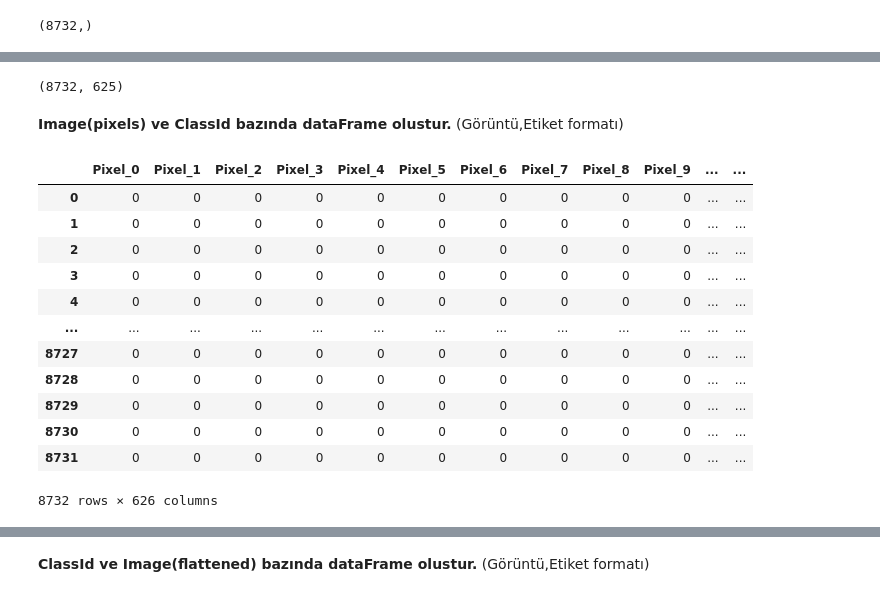
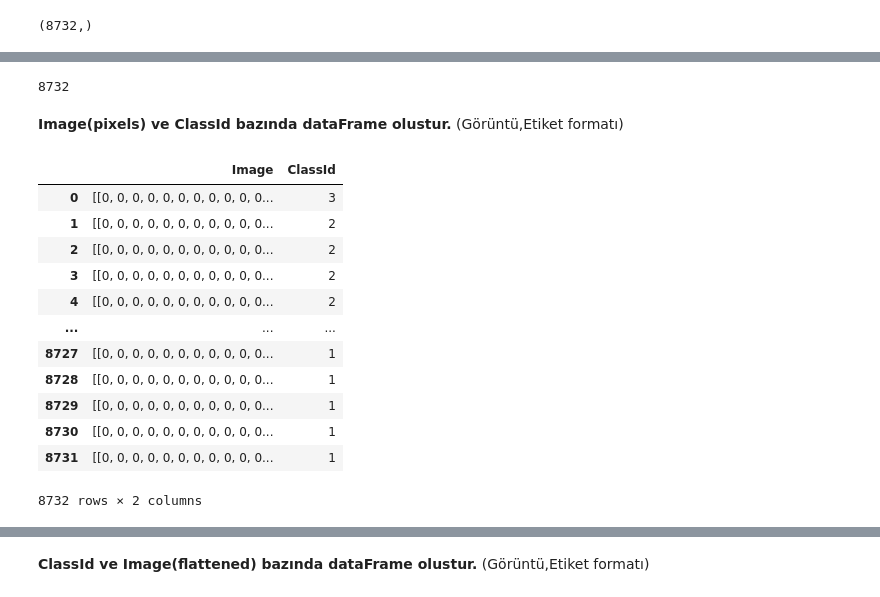
Before and after one commit to gr-uzun/urban-sounds, a Jupyter notebook: Urban_Sounds_On_Isleme.ipynb, the cells around one changed output, grey strips where cells are left out. Saved outputs shown, nothing was run; the diff lists cells and outputs as text; code cells hidden in the pictures.

```diff
--- a/Urban_Sounds_On_Isleme.ipynb
+++ b/Urban_Sounds_On_Isleme.ipynb
@@ -167,6 +167,11 @@ print(png_file_name)
 # %%
 #Create an empty array for ClassId with the data type integer
 arrClassId = np.array([],dtype=int)
+
+#Create an empty array for Image with the data type integer
+#arrImage = np.array([],dtype=np.ndarray)
+
+images = []
 
 for index, row in data_frame.iterrows():
 
@@ -191,12 +196,16 @@ for index, row in data_frame.iterrows():
 
   arrClassId= np.append(arrClassId , classID)
 
-  if(index == 0) :
+  images.append(normalized_image)
+
+  #arrImage= np.append(arrImage , normalized_image)
+
+  #if(index == 0) :
 
    # Create an empty array for Image with the data type integer
-    arrImage = normalized_image;
-  else :
-    arrImage = np.concatenate((arrImage, normalized_image), axis=0, out=None)
+    #arrImage = normalized_image;
+  #else :
+    #arrImage = np.concatenate((arrImage, normalized_image), axis=0, out=None)
 # %% [output]
 index : 500
 index : 1000
@@ -256,35 +231,28 @@ array([[ 0,  0,  0, ...,  0,  0,  0],
-# %%
-arrImage2.shape
-# %% [output]
-(8732, 625)
+# %%
+len(images)
+# %% [output]
+8732
 # %% [markdown]
 **Image(pixels) ve ClassId bazında dataFrame olustur.** (Görüntü,Etiket formatı)
-# %%
-df_image = pd.DataFrame()
-
-for k in range(arrImage2.shape[1]):
-
-  arr2 = arrImage2[:,[k]]
-
-  arr3 = arr2.flatten()
-
-  df_image["Pixel_"+str(k)] = arr3
-
-
-df_image["ClassId"] = arrClassId
-
-df_image
-# %% [output]
-|  | Pixel_0 | Pixel_1 | Pixel_2 | Pixel_3 | Pixel_4 | Pixel_5 | Pixel_6 | Pixel_7 | Pixel_8 | Pixel_9 | ... | ... |
-| 0 | 0 | 0 | 0 | 0 | 0 | 0 | 0 | 0 | 0 | 0 | ... | ... |
-| 1 | 0 | 0 | 0 | 0 | 0 | 0 | 0 | 0 | 0 | 0 | ... | ... |
-| 2 | 0 | 0 | 0 | 0 | 0 | 0 | 0 | 0 | 0 | 0 | ... | ... |
-| 3 | 0 | 0 | 0 | 0 | 0 | 0 | 0 | 0 | 0 | 0 | ... | ... |
-| 4 | 0 | 0 | 0 | 0 | 0 | 0 | 0 | 0 | 0 | 0 | ... | ... |
-| ... | ... | ... | ... | ... | ... | ... | ... | ... | ... | ... | ... | ... |
-| 8727 | 0 | 0 | 0 | 0 | 0 | 0 | 0 | 0 | 0 | 0 | ... | ... |
-| 8728 | 0 | 0 | 0 | 0 | 0 | 0 | 0 | 0 | 0 | 0 | ... | ... |
-| 8729 | 0 | 0 | 0 | 0 | 0 | 0 | 0 | 0 | 0 | 0 | ... | ... |
-| 8730 | 0 | 0 | 0 | 0 | 0 | 0 | 0 | 0 | 0 | 0 | ... | ... |
-| 8731 | 0 | 0 | 0 | 0 | 0 | 0 | 0 | 0 | 0 | 0 | ... | ... |
-8732 rows × 626 columns
+# %%
+df_image2 = pd.DataFrame()
+
+df_image2["Image"] = images
+
+df_image2["ClassId"] = arrClassId
+
+df_image2
+# %% [output]
+|  | Image | ClassId |
+| 0 | [[0, 0, 0, 0, 0, 0, 0, 0, 0, 0, 0... | 3 |
+| 1 | [[0, 0, 0, 0, 0, 0, 0, 0, 0, 0, 0... | 2 |
+| 2 | [[0, 0, 0, 0, 0, 0, 0, 0, 0, 0, 0... | 2 |
+| 3 | [[0, 0, 0, 0, 0, 0, 0, 0, 0, 0, 0... | 2 |
+| 4 | [[0, 0, 0, 0, 0, 0, 0, 0, 0, 0, 0... | 2 |
+| ... | ... | ... |
+| 8727 | [[0, 0, 0, 0, 0, 0, 0, 0, 0, 0, 0... | 1 |
+| 8728 | [[0, 0, 0, 0, 0, 0, 0, 0, 0, 0, 0... | 1 |
+| 8729 | [[0, 0, 0, 0, 0, 0, 0, 0, 0, 0, 0... | 1 |
+| 8730 | [[0, 0, 0, 0, 0, 0, 0, 0, 0, 0, 0... | 1 |
+| 8731 | [[0, 0, 0, 0, 0, 0, 0, 0, 0, 0, 0... | 1 |
+8732 rows × 2 columns
```
Also changed, not shown: parts of 11 cells of this notebook.
